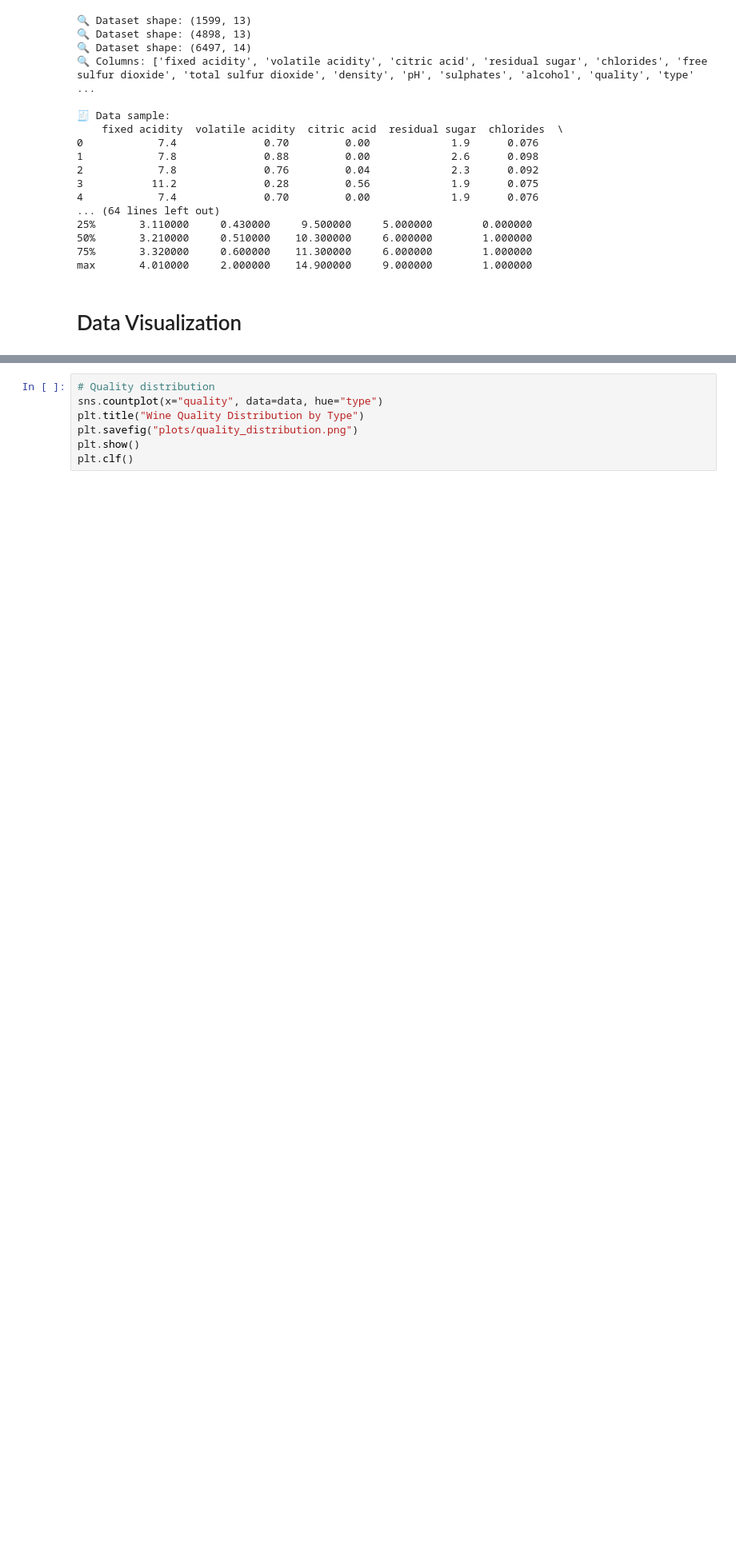
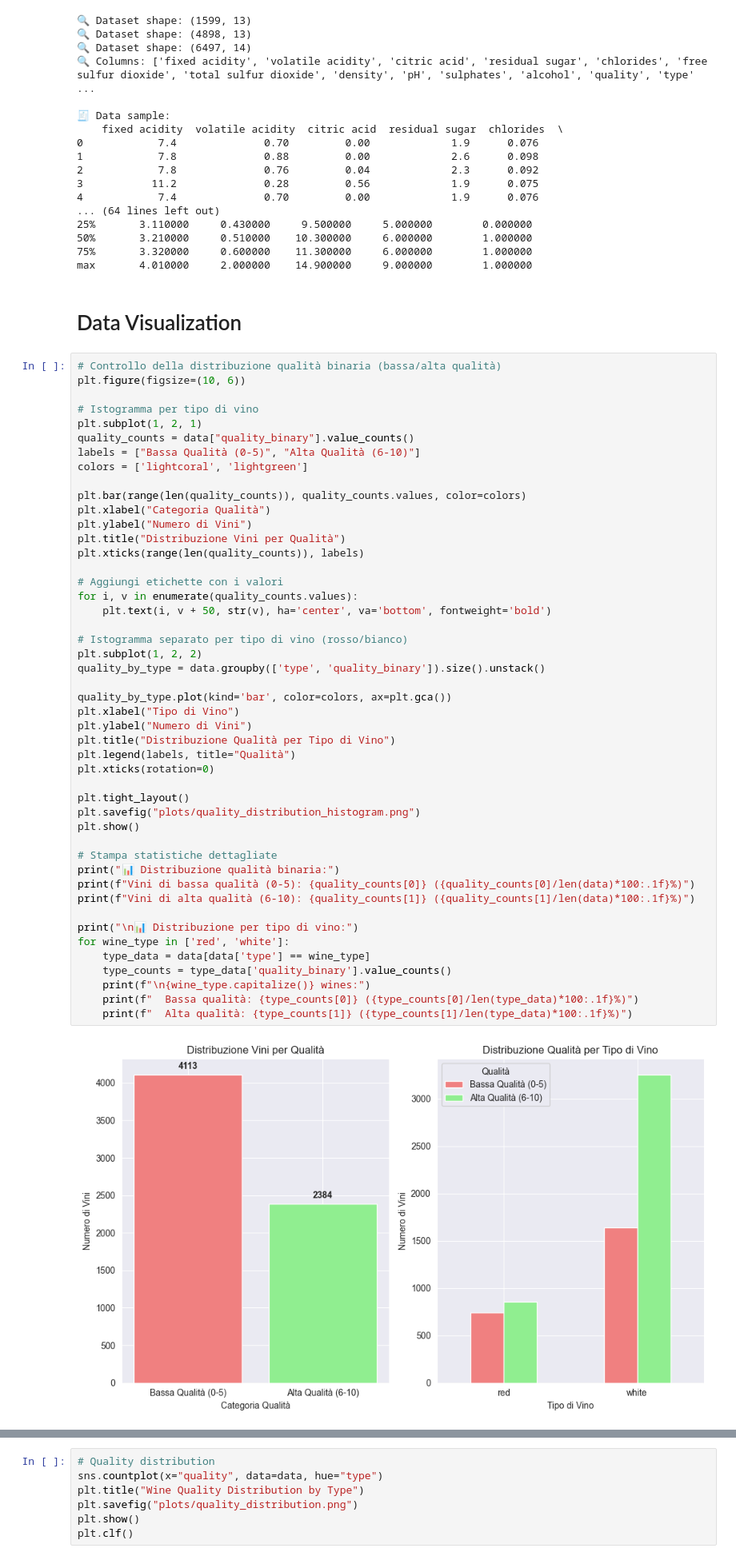
Before and after one commit to alessandro-macchi/ml_project, a Jupyter notebook: notebooks/eda.ipynb, the cells around one changed output, grey strips where cells are left out. Shown at 80% size. Cells and saved outputs as stored; diff of their text form; blank space fills up the shorter version.

Commit message:
New plots

```diff
--- a/notebooks/eda.ipynb
+++ b/notebooks/eda.ipynb
@@ -54,3 +54,52 @@ print("\n📈 Descriptive statistics:\n", data.describe())
 max       4.010000     2.000000    14.900000     9.000000        1.000000
 # %% [markdown]
 # Data Visualization
+# %%
+# Controllo della distribuzione qualità binaria (bassa/alta qualità)
+plt.figure(figsize=(10, 6))
+
+# Istogramma per tipo di vino
+plt.subplot(1, 2, 1)
+quality_counts = data["quality_binary"].value_counts()
+labels = ["Bassa Qualità (0-5)", "Alta Qualità (6-10)"]
+colors = ['lightcoral', 'lightgreen']
+
+plt.bar(range(len(quality_counts)), quality_counts.values, color=colors)
+plt.xlabel("Categoria Qualità")
+plt.ylabel("Numero di Vini")
+plt.title("Distribuzione Vini per Qualità")
+plt.xticks(range(len(quality_counts)), labels)
+
+# Aggiungi etichette con i valori
+for i, v in enumerate(quality_counts.values):
+    plt.text(i, v + 50, str(v), ha='center', va='bottom', fontweight='bold')
+
+# Istogramma separato per tipo di vino (rosso/bianco)
+plt.subplot(1, 2, 2)
+quality_by_type = data.groupby(['type', 'quality_binary']).size().unstack()
+
+quality_by_type.plot(kind='bar', color=colors, ax=plt.gca())
+plt.xlabel("Tipo di Vino")
+plt.ylabel("Numero di Vini")
+plt.title("Distribuzione Qualità per Tipo di Vino")
+plt.legend(labels, title="Qualità")
+plt.xticks(rotation=0)
+
+plt.tight_layout()
+plt.savefig("plots/quality_distribution_histogram.png")
+plt.show()
+
+# Stampa statistiche dettagliate
+print("📊 Distribuzione qualità binaria:")
+print(f"Vini di bassa qualità (0-5): {quality_counts[0]} ({quality_counts[0]/len(data)*100:.1f}%)")
+print(f"Vini di alta qualità (6-10): {quality_counts[1]} ({quality_counts[1]/len(data)*100:.1f}%)")
+
+print("\n📊 Distribuzione per tipo di vino:")
+for wine_type in ['red', 'white']:
+    type_data = data[data['type'] == wine_type]
+    type_counts = type_data['quality_binary'].value_counts()
+    print(f"\n{wine_type.capitalize()} wines:")
+    print(f"  Bassa qualità: {type_counts[0]} ({type_counts[0]/len(type_data)*100:.1f}%)")
+    print(f"  Alta qualità: {type_counts[1]} ({type_counts[1]/len(type_data)*100:.1f}%)")
+# %% [output]
+[figure, added]
```
Also changed, not shown: parts of 1 cell of this notebook.
